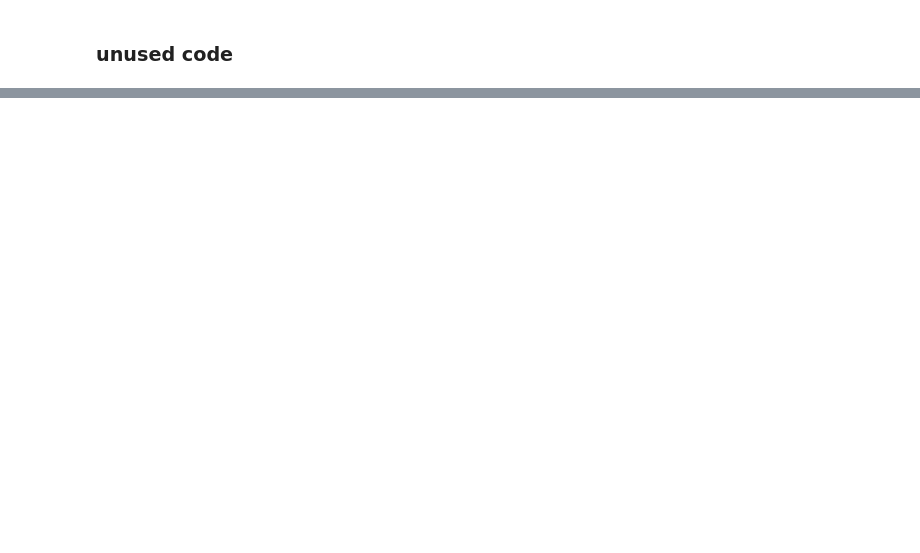
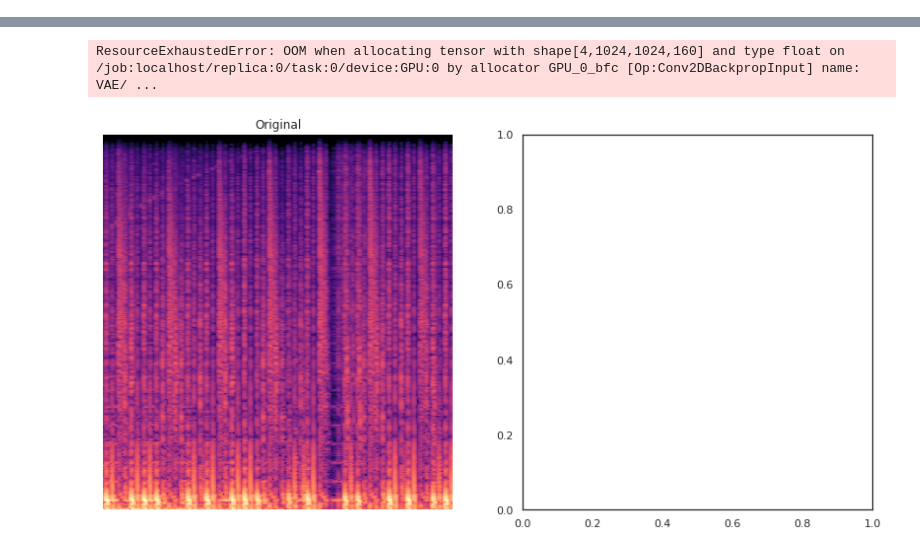
Before and after one commit to tasercake/Beatbrain, a Jupyter notebook: notebooks/generator-conv1d.ipynb, the cells around one changed output, grey strips where cells are left out. Saved outputs shown, nothing was run; the diff lists cells and outputs as text; code cells hidden in the pictures; blank space fills up the shorter version.

```diff
--- a/notebooks/generator-conv1d.ipynb
+++ b/notebooks/generator-conv1d.ipynb
@@ -270,0 +344,10 @@ def compute_apply_gradients(model, encoder, decoder, x, optimizer):
+# %%
+tensorboard = TensorBoard(log_dir=LOG_DIR, update_freq=LOG_FREQUENCY, profile_batch=0,)
+reduce_lr = ReduceLROnPlateau(patience=1, factor=0.1, min_lr=1e-5, verbose=1,)
+early_stop = EarlyStopping(patience=3, verbose=1,)
+model_saver = ModelCheckpoint(
+    str(MODEL_DIR / MODEL_NAME), save_best_only=True, verbose=1,
+)
+visualizer = VisualizeCallback(
+    LOG_DIR, LATENT_DIM, val_dataset, frequency=LOG_FREQUENCY
+)
@@ -271,8 +356,11 @@ def compute_apply_gradients(model, encoder, decoder, x, optimizer):
 # %%
-# keeping the random vector constant for generation (prediction) so
-# it will be easier to see the improvement.
-random_vector_for_generation = tf.random.normal(shape=[EXAMPLES_TO_GENERATE, LATENT_DIM])
-model, encoder, decoder = build_cvae(LATENT_DIM, IMAGE_DIMS, num_conv=NUM_CONV, batch_size=BATCH_SIZE, learning_rate=LEARNING_RATE)
+model, encoder, decoder = build_cvae(
+    LATENT_DIM,
+    IMAGE_DIMS,
+    num_conv=NUM_CONV,
+    batch_size=BATCH_SIZE,
+    learning_rate=LEARNING_RATE,
+)
 model.summary()
 # %% [output]
 1024
@@ -292,15 +380,3 @@ Total params: 471,059
 Trainable params: 471,059
 Non-trainable params: 0
 __________________________________________________________________________________________________
-# %%
-# single_sample = utils.load_image('../data/fma/image/000/000002/0.exr')
-# single_sample = train_dataset.reshape(1, *single_sample.shape, 1)
-# model.fit(single_sample, epochs=EPOCHS, validation_data=(single_sample, None))
-
-# model.fit_generator(train_dataset, epochs=EPOCHS, validation_data=test_dataset)
-model.fit_generator(train_dataset, epochs=EPOCHS, callbacks=[
-    tf.keras.callbacks.TensorBoard(
-        log_dir=TENSORBOARD_DIR / str(int(time.time())),
-        update_freq=100,
-    )
-])
@@ -410,2 +382,0 @@ plt.savefig(interp_dir.joinpath('interpolation.png'), bbox_inches='tight')
-# %% [markdown]
-### unused code
@@ -487,4 +383,9 @@ class CVAE(tf.keras.Model):
-# %%
-model = CVAE(LATENT_DIM, num_conv=NUM_CONV,)
-model.inference_net.summary()
-model.generative_net.summary()
+# %%
+# Train model
+model.fit_generator(
+    train_dataset.take(100),
+    epochs=200,
+    callbacks=[tensorboard, visualizer,],
+    validation_data=val_dataset.take(100),
+)
+# %% [output]
@@ -490,0 +394,2 @@ model.generative_net.summary()
+ResourceExhaustedError: OOM when allocating tensor with shape[4,1024,1024,160] and type float on /job:localhost/replica:0/task:0/device:GPU:0 by allocator GPU_0_bfc [Op:Conv2DBackpropInput] name: VAE/ ...
+[figure, added]
```
Also changed, not shown: parts of 30 cells of this notebook.
